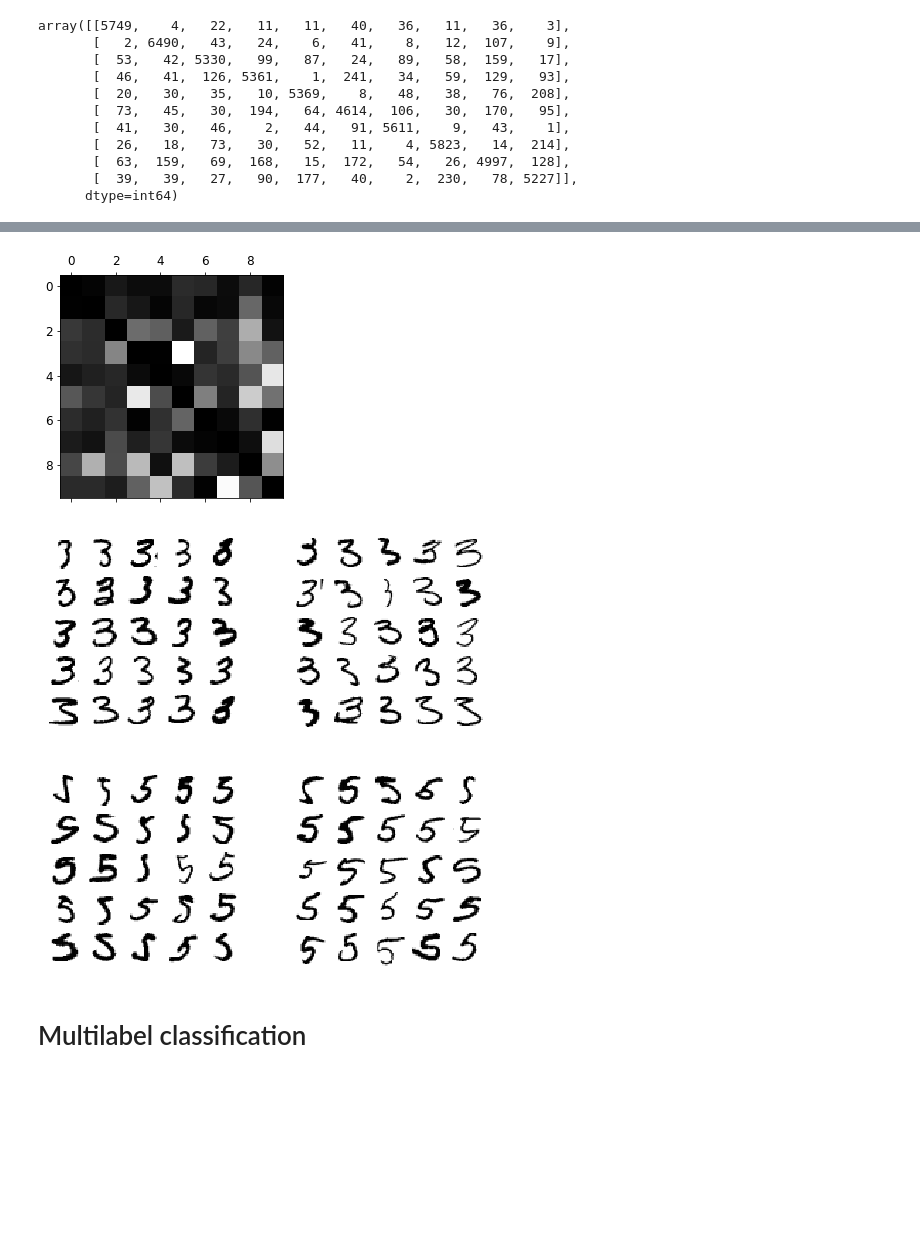
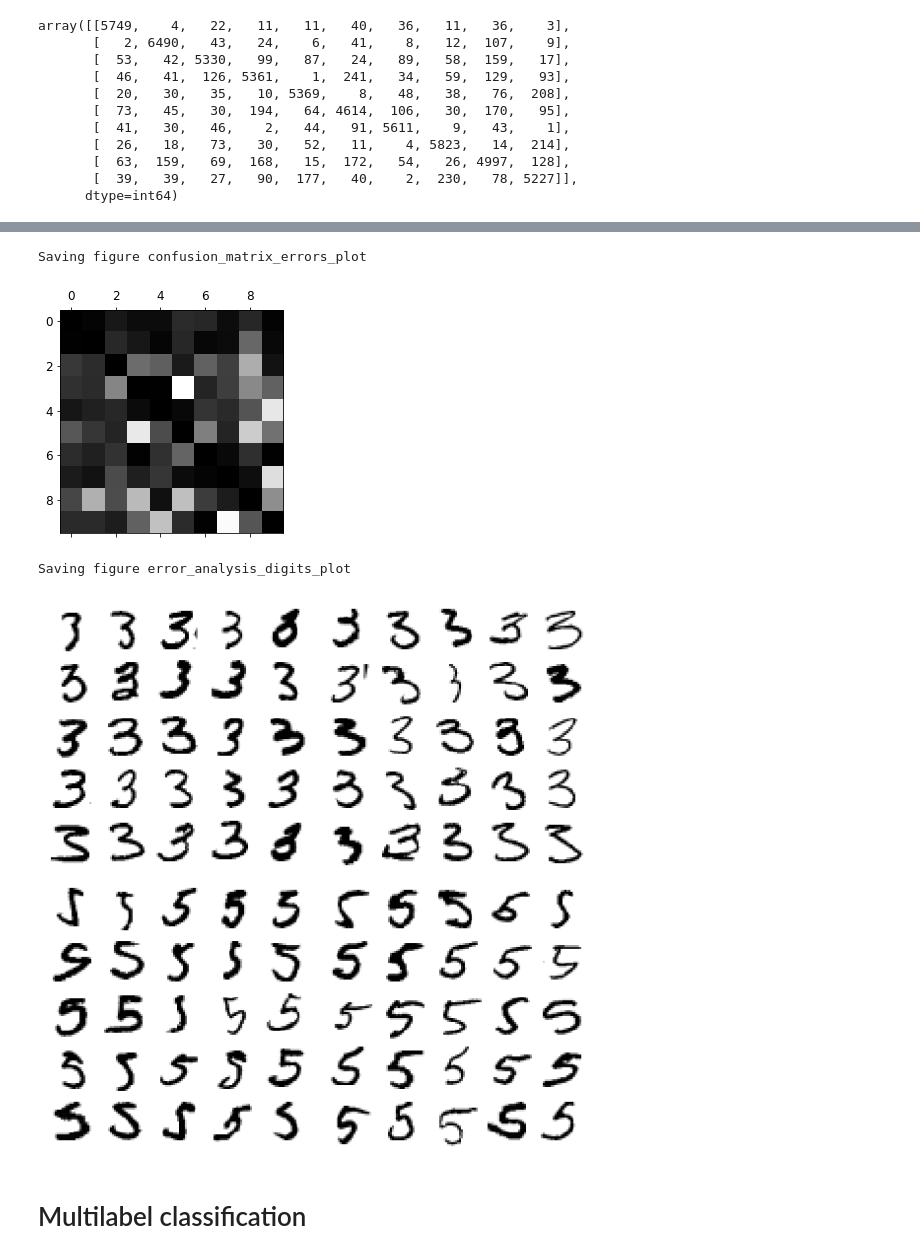
Before and after one commit to antbyte84/AI_study, a Jupyter notebook: mnist/03_classification.ipynb, the cells around one changed output, grey strips where cells are left out. Saved outputs shown, nothing was run; the diff lists cells and outputs as text; code cells hidden in the pictures; blank space fills up the shorter version.

```diff
--- a/mnist/03_classification.ipynb
+++ b/mnist/03_classification.ipynb
@@ -474,26 +483,28 @@ norm_conf_mx = conf_mx / row_sums
 # %%
 np.fill_diagonal(norm_conf_mx, 0)
 plt.matshow(norm_conf_mx, cmap=plt.cm.gray)
-#save_fig("confusion_matrix_errors_plot", tight_layout=False)
+save_fig("confusion_matrix_errors_plot", tight_layout=False)
 plt.show()
 # %% [output]
+Saving figure confusion_matrix_errors_plot
 [figure]
 # %%
 cl_a, cl_b = 3, 5
 X_aa = X_train[(y_train == cl_a) & (y_train_pred == cl_a)]
 X_ab = X_train[(y_train == cl_a) & (y_train_pred == cl_b)]
 X_ba = X_train[(y_train == cl_b) & (y_train_pred == cl_a)]
 X_bb = X_train[(y_train == cl_b) & (y_train_pred == cl_b)]
 
 plt.figure(figsize=(8,8))
 plt.subplot(221); plot_digits(X_aa[:25], images_per_row=5)
 plt.subplot(222); plot_digits(X_ab[:25], images_per_row=5)
 plt.subplot(223); plot_digits(X_ba[:25], images_per_row=5)
 plt.subplot(224); plot_digits(X_bb[:25], images_per_row=5)
-#save_fig("error_analysis_digits_plot")
+save_fig("error_analysis_digits_plot")
 plt.show()
 # %% [output]
+Saving figure error_analysis_digits_plot
-[figure, old version]
+[figure, new version]
 # %% [markdown]
 # Multilabel classification
 # %%
```
Also changed, not shown: parts of 10 cells of this notebook, 9 other files.
